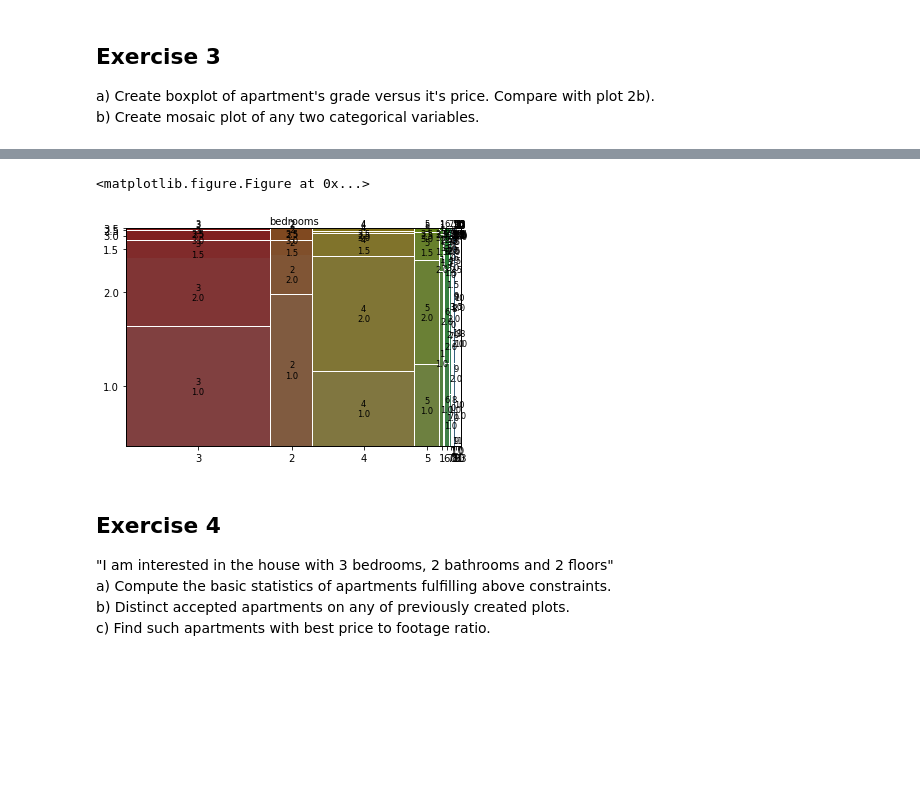
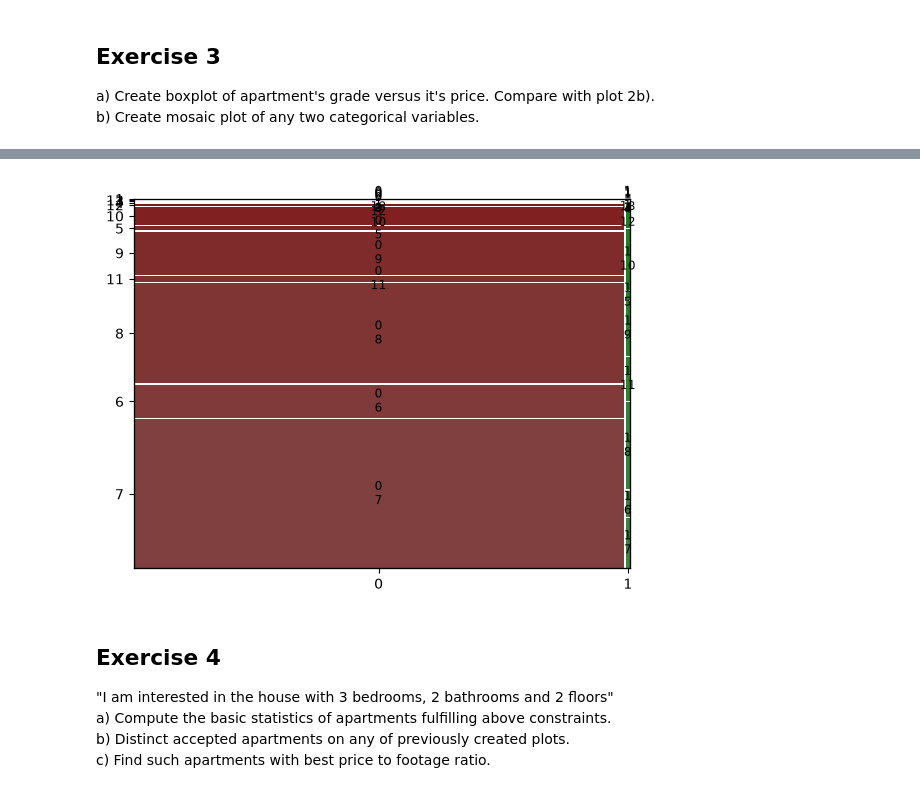
Before and after one commit to MisterLithuanian/analityka_danych, a Jupyter notebook: Assignment_DataExploration.ipynb, the cells around one changed output, grey strips where cells are left out. Saved outputs shown, nothing was run; the diff lists cells and outputs as text; code cells hidden in the pictures; blank space fills up the shorter version.

```diff
--- a/Assignment_DataExploration.ipynb
+++ b/Assignment_DataExploration.ipynb
@@ -100,11 +141,14 @@ b) Create mosaic plot of any two categorical variables.
 # %%
 #b)
 from statsmodels.graphics.mosaicplot import mosaic
 
-#Your code:
+
+df = pd.read_csv("kc_house_data.csv")
+
+mosaic(df, ["waterfront", "grade"])
+plt.show()
 # %% [output]
-<matplotlib.figure.Figure at 0x...>
-[figure, old version]
+[figure, new version]
 # %% [markdown]
 ## Exercise 4
 "I am interested in the house with 3 bedrooms, 2 bathrooms and 2 floors"
```
Also changed, not shown: parts of 16 cells of this notebook.
